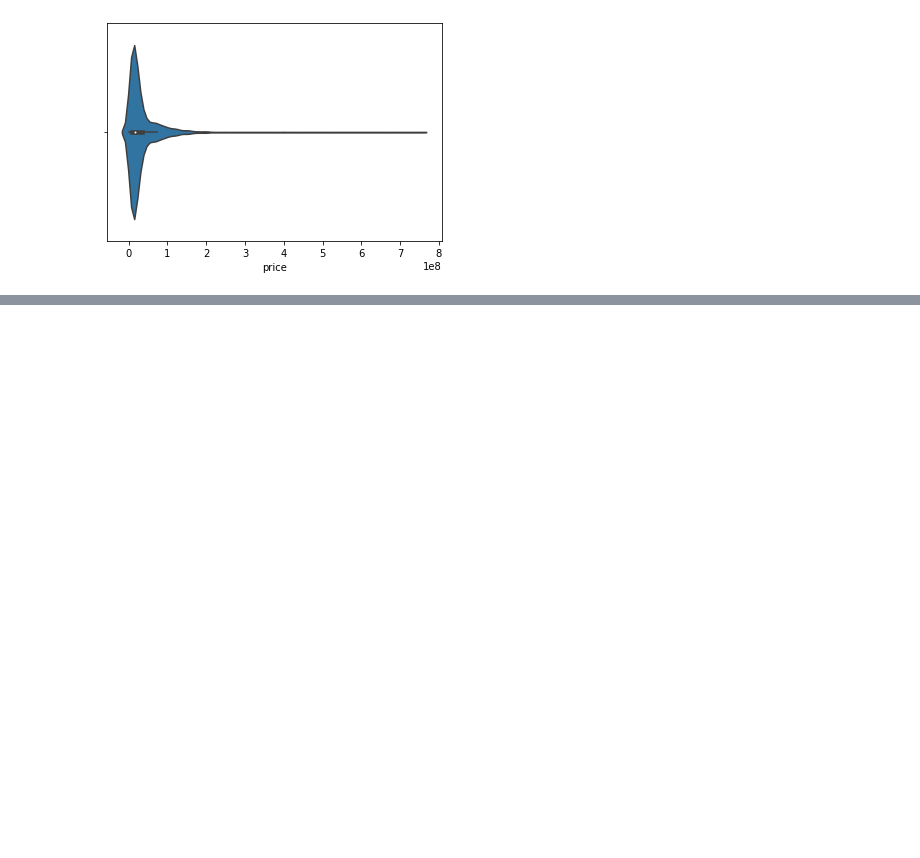
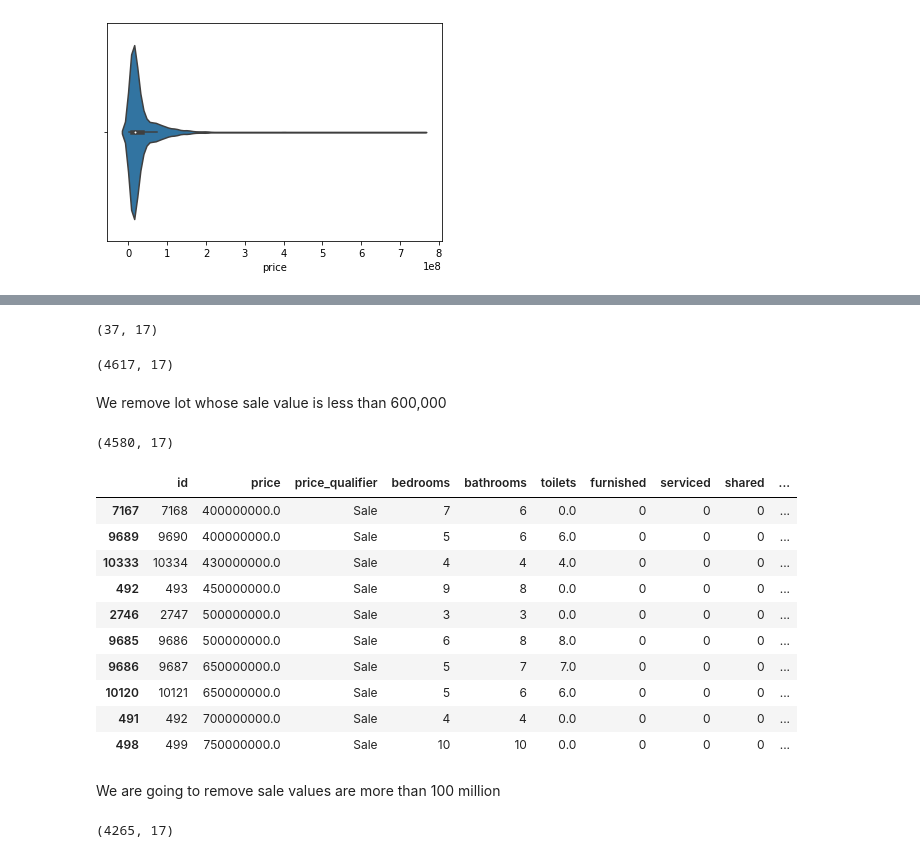
Before and after one commit to Ian-Ibrahim/project_ICS, a Jupyter notebook: Anna/data_cleaning.ipynb, the cells around one changed output, grey strips where cells are left out. Cells and saved outputs as stored; diff of their text form; code cells hidden in the pictures; blank space fills up the shorter version.

```diff
--- a/Anna/data_cleaning.ipynb
+++ b/Anna/data_cleaning.ipynb
@@ -446,0 +469,32 @@ sns.violinplot(x= 'price', data=df_sale)
+# %%
+df_sale.loc[(df_sale['price']<600000)].shape
+# %% [output]
+(37, 17)
+# %%
+df_sale.shape
+# %% [output]
+(4617, 17)
+# %% [markdown]
+<p>We remove lot whose sale value is less than 600,000</p>
+# %%
+#remove price greater than 700000
+df_sale = df_sale[df_sale.price > 600000]
+df_sale.shape
+# %% [output]
+(4580, 17)
+# %%
+df_sale.sort_values(by='price').tail(10)
+# %% [output]
+|  | id | price | price_qualifier | bedrooms | bathrooms | toilets | furnished | serviced | shared | ... |
+| 7167 | 7168 | 400000000.0 | Sale | 7 | 6 | 0.0 | 0 | 0 | 0 | ... |
+| 9689 | 9690 | 400000000.0 | Sale | 5 | 6 | 6.0 | 0 | 0 | 0 | ... |
+| 10333 | 10334 | 430000000.0 | Sale | 4 | 4 | 4.0 | 0 | 0 | 0 | ... |
+| 492 | 493 | 450000000.0 | Sale | 9 | 8 | 0.0 | 0 | 0 | 0 | ... |
+| 2746 | 2747 | 500000000.0 | Sale | 3 | 3 | 0.0 | 0 | 0 | 0 | ... |
+| 9685 | 9686 | 500000000.0 | Sale | 6 | 8 | 8.0 | 0 | 0 | 0 | ... |
+| 9686 | 9687 | 650000000.0 | Sale | 5 | 7 | 7.0 | 0 | 0 | 0 | ... |
+| 10120 | 10121 | 650000000.0 | Sale | 5 | 6 | 6.0 | 0 | 0 | 0 | ... |
+| 491 | 492 | 700000000.0 | Sale | 4 | 4 | 0.0 | 0 | 0 | 0 | ... |
+| 498 | 499 | 750000000.0 | Sale | 10 | 10 | 0.0 | 0 | 0 | 0 | ... |
+# %% [markdown]
+<p>We are going to remove sale values are more than 100 million</p>
@@ -446,0 +503,5 @@ sns.violinplot(x= 'price', data=df_sale)
+# %%
+df_sale = df_sale[df_sale.price < 100000000]
+df_sale.shape
+# %% [output]
+(4265, 17)
```
Also changed, not shown: parts of 14 cells of this notebook.
